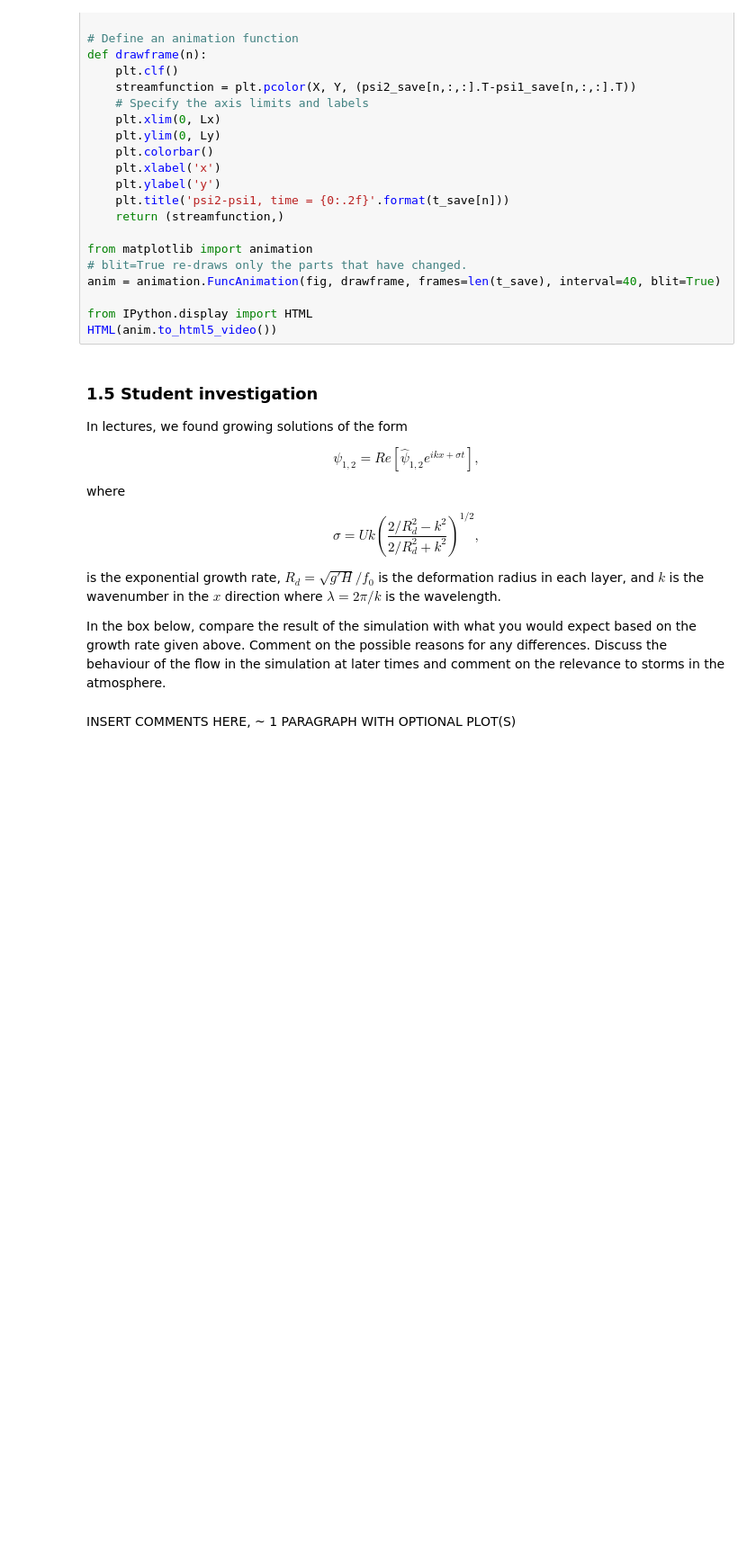
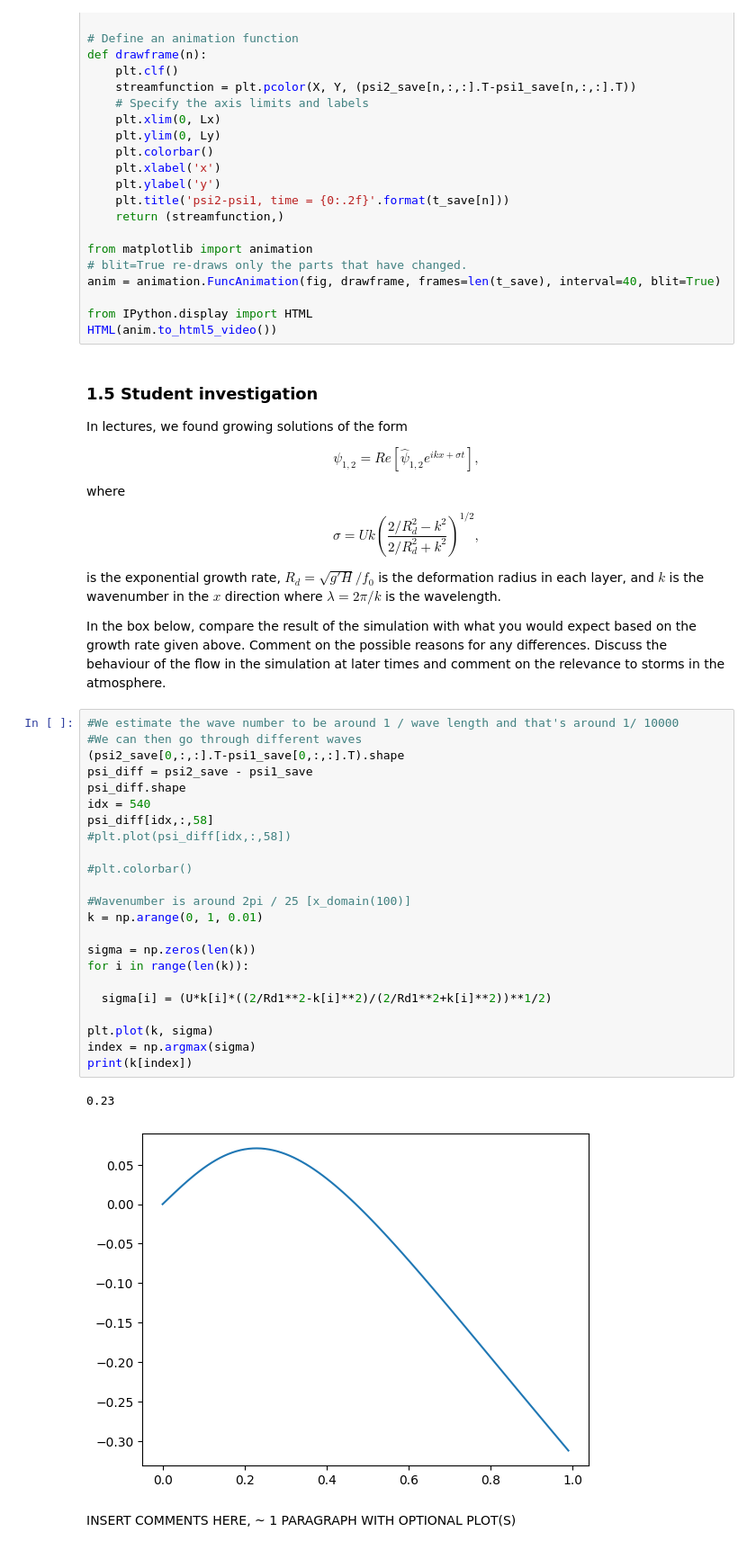
Before and after one commit to Hafeez1002/QCES, a Jupyter notebook: Project4_storms.ipynb, the cells around one changed output. Shown: that part at 90% size. Saved outputs shown, nothing was run; the diff lists cells and outputs as text; blank space fills up the shorter version.

```diff
--- a/Project4_storms.ipynb
+++ b/Project4_storms.ipynb
@@ -199,6 +199,32 @@ $$ \sigma = Uk \left(\frac{2/R_d^2-k^2}{2/R_d^2+k^2}\right)^{1/2}, $$
 is the exponential growth rate, $R_d=\sqrt{g'H}/f_0$ is the deformation radius in each layer, and $k$ is the wavenumber in the $x$ direction where $\lambda=2\pi/k$ is the wavelength.
 
 In the box below, compare the result of the simulation with what you would expect based on the growth rate given above. Comment on the possible reasons for any differences. Discuss the behaviour of the flow in the simulation at later times and comment on the relevance to storms in the atmosphere.
+# %%
+#We estimate the wave number to be around 1 / wave length and that's around 1/ 10000
+#We can then go through different waves
+(psi2_save[0,:,:].T-psi1_save[0,:,:].T).shape
+psi_diff = psi2_save - psi1_save
+psi_diff.shape
+idx = 540
+psi_diff[idx,:,58]
+#plt.plot(psi_diff[idx,:,58])
+
+#plt.colorbar()
+
+#Wavenumber is around 2pi / 25 [x_domain(100)]
+k = np.arange(0, 1, 0.01)
+
+sigma = np.zeros(len(k))
+for i in range(len(k)):
+
+  sigma[i] = (U*k[i]*((2/Rd1**2-k[i]**2)/(2/Rd1**2+k[i]**2))**1/2)
+
+plt.plot(k, sigma)
+index = np.argmax(sigma)
+print(k[index])
+# %% [output]
+0.23
+[figure, added]
 # %% [markdown]
 INSERT COMMENTS HERE, ~ 1 PARAGRAPH WITH OPTIONAL PLOT(S)
 # %% [markdown]
```
